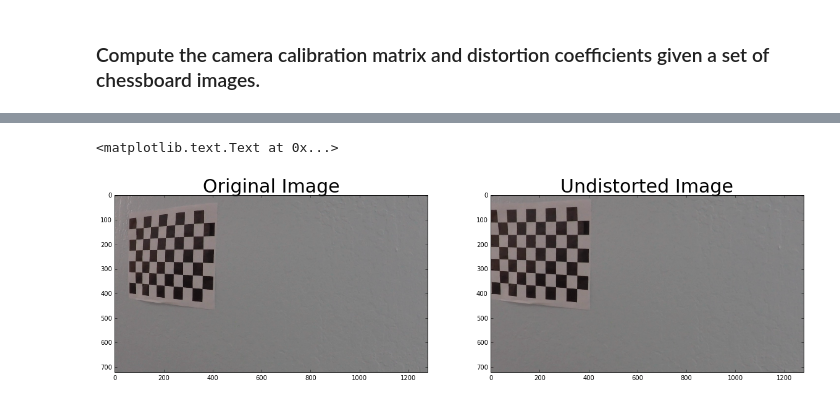
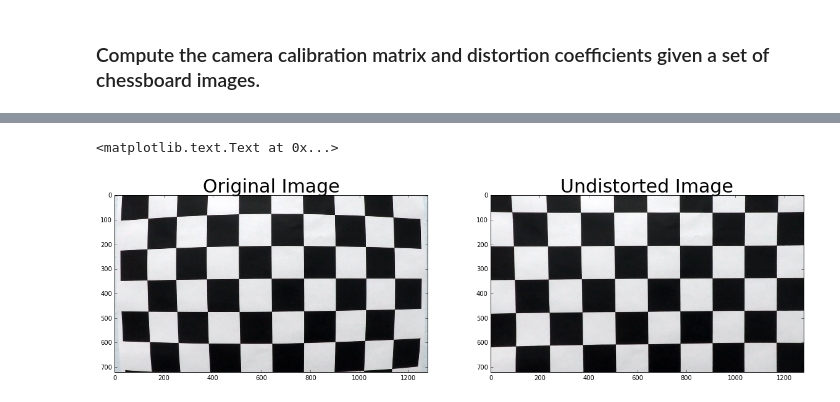
Before and after one commit to html5cat/CarND-Advanced-Lane-Lines, a Jupyter notebook: CarND-Advanced-Lane-Lines.ipynb, the cells around one changed output, grey strips where cells are left out. Cells and saved outputs as stored; diff of their text form; code cells hidden in the pictures.

```diff
--- a/CarND-Advanced-Lane-Lines.ipynb
+++ b/CarND-Advanced-Lane-Lines.ipynb
@@ -25,7 +25,6 @@ images = glob.glob('camera_cal/*')
 images.sort()
 
 for i, fname in enumerate(images):
-    print(fname)
     img = cv2.imread(fname)
     plt.imshow(img)
     gray = cv2.cvtColor(img, cv2.COLOR_BGR2GRAY)
@@ -40,6 +39,5 @@ for i, fname in enumerate(images):
 
         # Draw and display the corners
         cv2.drawChessboardCorners(img, (nx, ny), corners, ret)
-        plt.figure()
         plt.imshow(img)
 # %% [output]
@@ -78,30 +45,30 @@ camera_cal/calibration9.jpg
 # %%
 import pickle
 %matplotlib inline
 
 # Test undistortion on an image
-img = cv2.imread(images[10])
+img = cv2.imread(images[0])
 img_size = (img.shape[1], img.shape[0])
 
 # Do camera calibration given object points and image points
 ret, mtx, dist, rvecs, tvecs = cv2.calibrateCamera(objpoints, imgpoints, img_size,None,None)
 
 
 dst = cv2.undistort(img, mtx, dist, None, mtx)
 cv2.imwrite('output_images/test_undist.jpg',dst)
 
 # Save the camera calibration result for later use (we won't worry about rvecs / tvecs)
 dist_pickle = {}
 dist_pickle["mtx"] = mtx
 dist_pickle["dist"] = dist
 #pickle.dump( dist_pickle, open( "calibration_wide/wide_dist_pickle.p", "wb" ) )
 #dst = cv2.cvtColor(dst, cv2.COLOR_BGR2RGB)
 # Visualize undistortion
 f, (ax1, ax2) = plt.subplots(1, 2, figsize=(20,10))
 ax1.imshow(img)
 ax1.set_title('Original Image', fontsize=30)
 ax2.imshow(dst)
 ax2.set_title('Undistorted Image', fontsize=30)
 # %% [output]
 <matplotlib.text.Text at 0x...>
-[figure, old version]
+[figure, new version]
```
Also changed, not shown: parts of 1 cell of this notebook, 10 other files.
